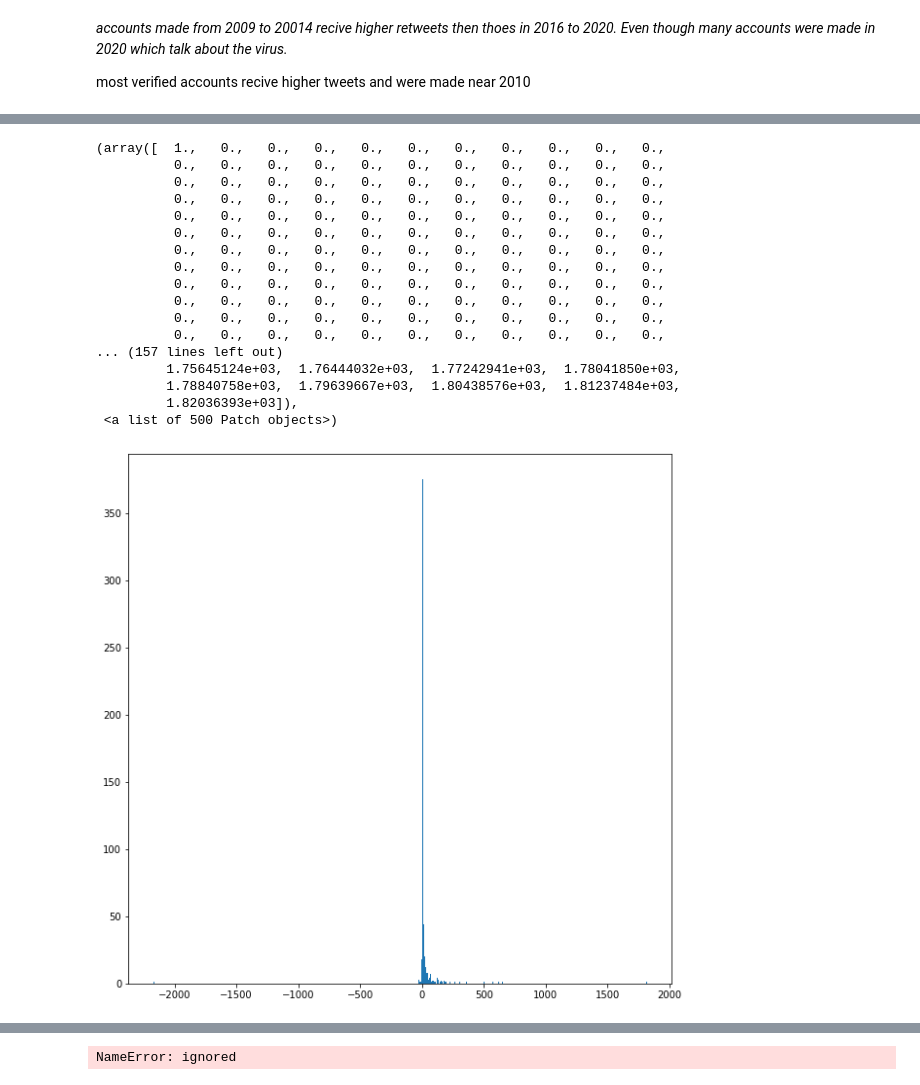
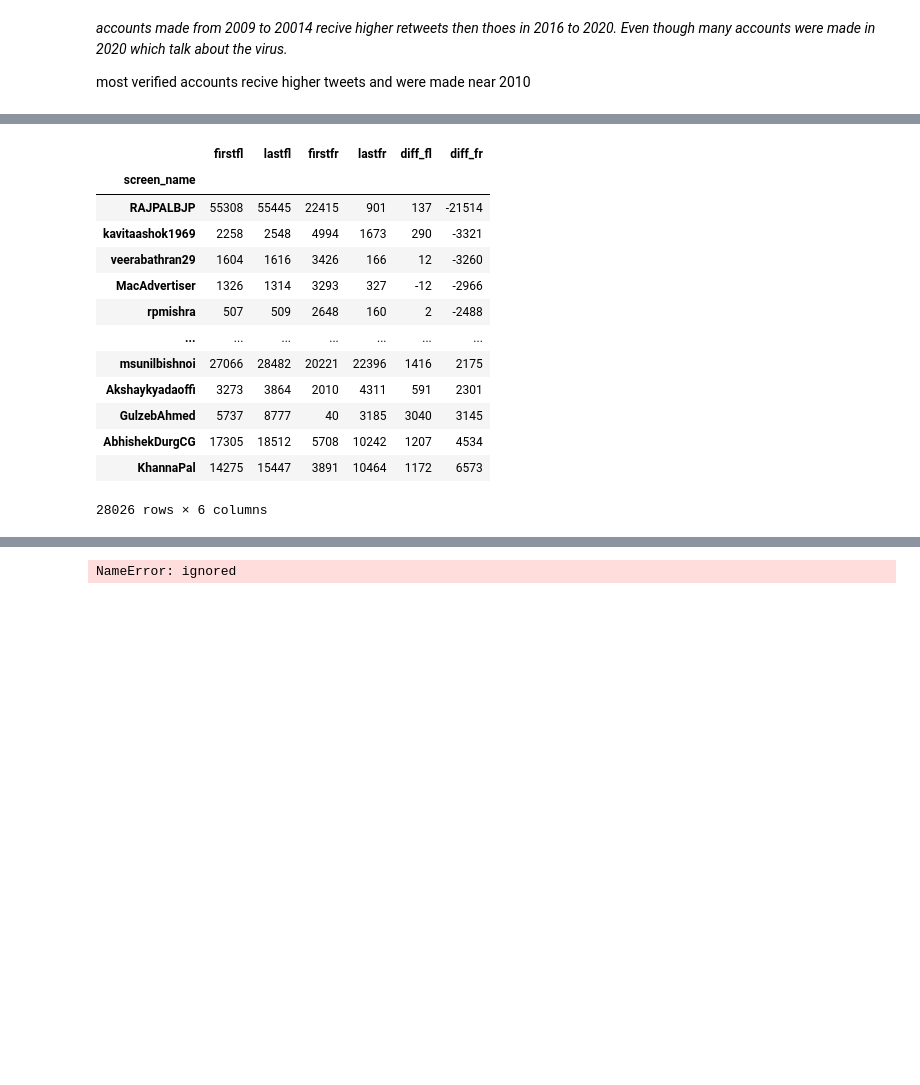
Before and after one commit to ShubhangiSoni1603/Sentimental_analysis_twitter_IN, a Jupyter notebook: Untitled3.ipynb, the cells around one changed output, grey strips where cells are left out. Drawn from its saved outputs; the diff is of its cells as text; code cells hidden in the pictures; blank space fills up the shorter version.

```diff
--- a/Untitled3.ipynb
+++ b/Untitled3.ipynb
@@ -442,53 +428,25 @@ sns.distplot(people["screen_name"])
-# %%
-"""
-highest_user = dat[dat["screen_name"] == 'vishalsingh_BJP']
-plt.plot(highest_user['time_of_tweet'], highest_user["followers_count"])
-plt.show()
-print(highest_user["followers_count"].mean())
-FollowerCount = highest_user["followers_count"]
-tweetTime = highest_user['time_of_tweet']
-followmin = FollowerCount.min()
-followmax = FollowerCount.max()
-tmax = tweetTime[FollowerCount == followmax].iloc[0]
-tmin = tweetTime[FollowerCount == followmin].iloc[0]
-dx = followmax - followmin
-dt = tmax - tmin
-print(dx,dt,FollowerCount.std())
-tmax,tmin,followmax,followmin
-"""
-
-def propeople(x):
-    highest_user = dat[dat["screen_name"] == x]
-    FollowerCount = highest_user["followers_count"]
-    tweetTime = highest_user['time_of_tweet']
-    followmin = FollowerCount.min()
-    followmax = FollowerCount.max()
-    tmax = tweetTime[FollowerCount == followmax].iloc[0]
-    tmin = tweetTime[FollowerCount == followmin].iloc[0]
-    dx = followmax - followmin
-    dt = tmax - tmin
-    return pd.Series([highest_user["followers_count"].mean(),highest_user["followers_count"].std(),dx/dt])
-
-fig = plt.figure(figsize=(10,10))
-#plt.ylim(0,.2)
-followerstats = people['index'].apply(propeople)
-plt.hist(followerstats[2],bins = 500)
-# %% [output]
-(array([  1.,   0.,   0.,   0.,   0.,   0.,   0.,   0.,   0.,   0.,   0.,
-          0.,   0.,   0.,   0.,   0.,   0.,   0.,   0.,   0.,   0.,   0.,
-          0.,   0.,   0.,   0.,   0.,   0.,   0.,   0.,   0.,   0.,   0.,
-          0.,   0.,   0.,   0.,   0.,   0.,   0.,   0.,   0.,   0.,   0.,
-          0.,   0.,   0.,   0.,   0.,   0.,   0.,   0.,   0.,   0.,   0.,
-          0.,   0.,   0.,   0.,   0.,   0.,   0.,   0.,   0.,   0.,   0.,
-          0.,   0.,   0.,   0.,   0.,   0.,   0.,   0.,   0.,   0.,   0.,
-          0.,   0.,   0.,   0.,   0.,   0.,   0.,   0.,   0.,   0.,   0.,
-          0.,   0.,   0.,   0.,   0.,   0.,   0.,   0.,   0.,   0.,   0.,
-          0.,   0.,   0.,   0.,   0.,   0.,   0.,   0.,   0.,   0.,   0.,
-          0.,   0.,   0.,   0.,   0.,   0.,   0.,   0.,   0.,   0.,   0.,
-          0.,   0.,   0.,   0.,   0.,   0.,   0.,   0.,   0.,   0.,   0.,
-... (157 lines left out)
-         1.75645124e+03,  1.76444032e+03,  1.77242941e+03,  1.78041850e+03,
-         1.78840758e+03,  1.79639667e+03,  1.80438576e+03,  1.81237484e+03,
-         1.82036393e+03]),
- <a list of 500 Patch objects>)
-[figure, removed]
+# %%
+accountfollowergroup = dat.groupby("screen_name").followers_count
+accountfriendgroup = dat.groupby("screen_name").friends_count
+followerstats = pd.DataFrame({"firstfl":accountfollowergroup.first(),
+                              "lastfl":accountfollowergroup.last(),
+                              "firstfr":accountfriendgroup.first(),
+                              "lastfr":accountfriendgroup.last()})
+followerstats["diff_fl"] = followerstats["lastfl"] - followerstats["firstfl"]
+followerstats["diff_fr"] = followerstats["lastfr"] - followerstats["firstfr"]
+followerstats.sort_values("diff_fr")
+# %% [output]
+|  | firstfl | lastfl | firstfr | lastfr | diff_fl | diff_fr |
+| screen_name |  |  |  |  |  |  |
+| RAJPALBJP | 55308 | 55445 | 22415 | 901 | 137 | -21514 |
+| kavitaashok1969 | 2258 | 2548 | 4994 | 1673 | 290 | -3321 |
+| veerabathran29 | 1604 | 1616 | 3426 | 166 | 12 | -3260 |
+| MacAdvertiser | 1326 | 1314 | 3293 | 327 | -12 | -2966 |
+| rpmishra | 507 | 509 | 2648 | 160 | 2 | -2488 |
+| ... | ... | ... | ... | ... | ... | ... |
+| msunilbishnoi | 27066 | 28482 | 20221 | 22396 | 1416 | 2175 |
+| Akshaykyadaoffi | 3273 | 3864 | 2010 | 4311 | 591 | 2301 |
+| GulzebAhmed | 5737 | 8777 | 40 | 3185 | 3040 | 3145 |
+| AbhishekDurgCG | 17305 | 18512 | 5708 | 10242 | 1207 | 4534 |
+| KhannaPal | 14275 | 15447 | 3891 | 10464 | 1172 | 6573 |
+28026 rows × 6 columns
```
Also changed, not shown: parts of 6 cells of this notebook.
